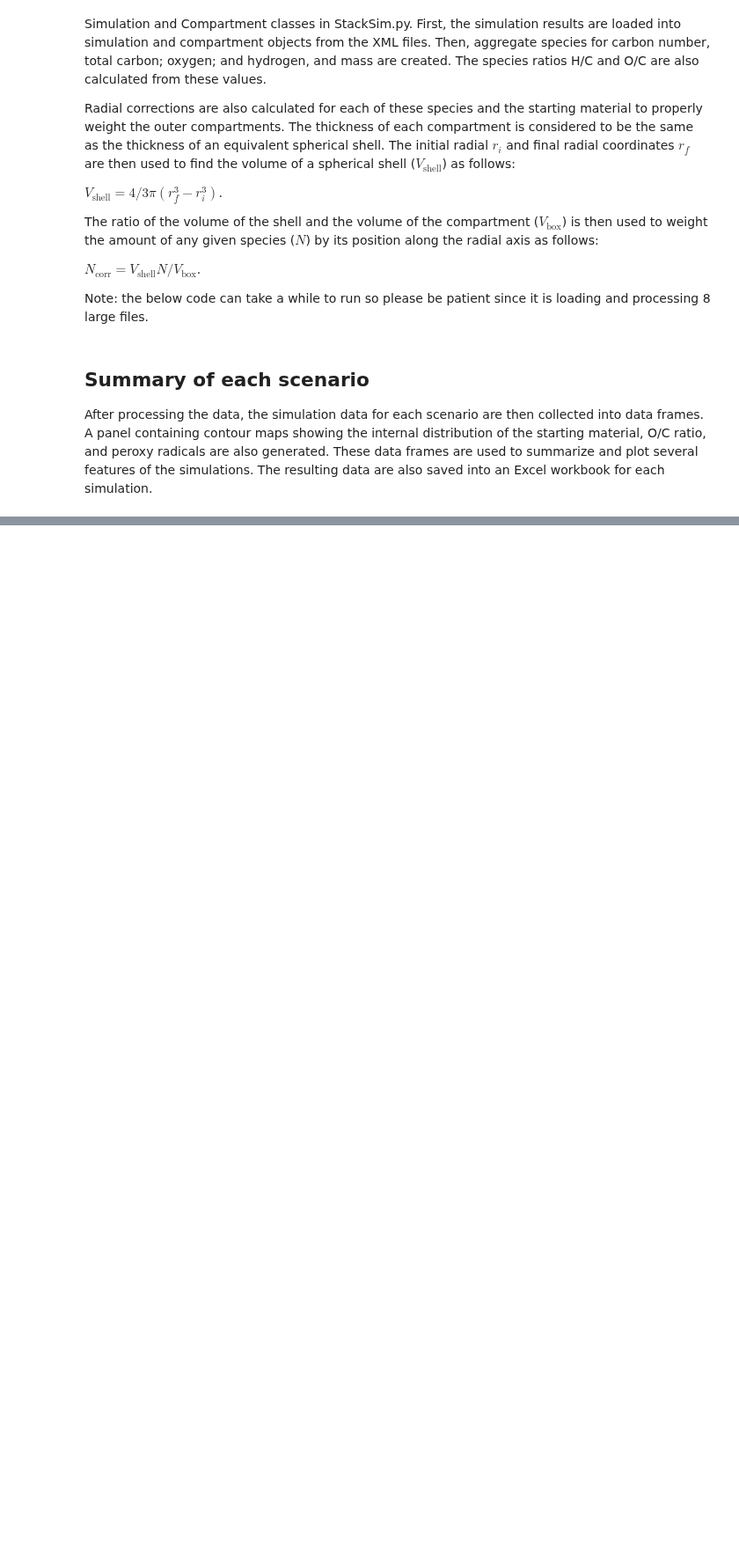
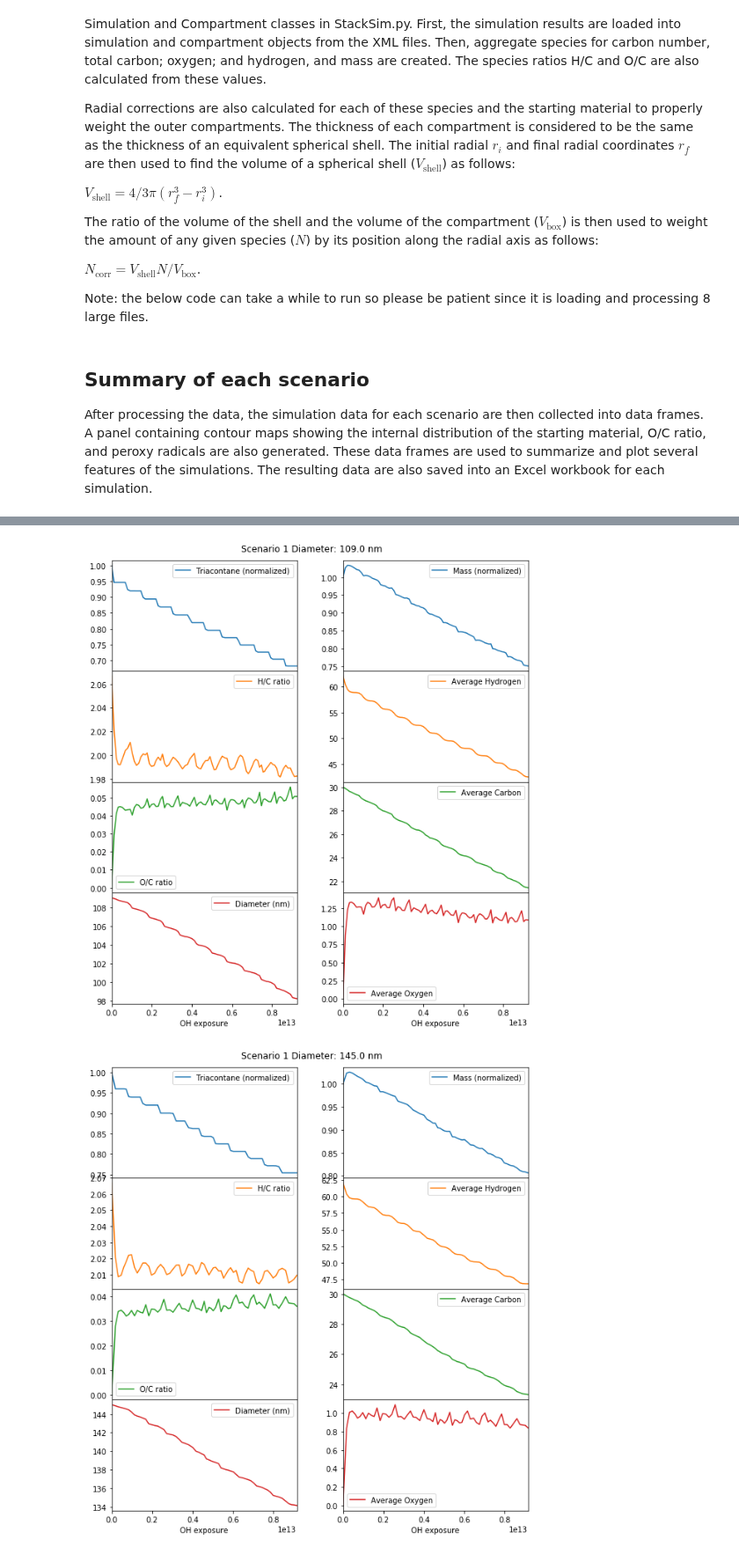
Before and after one commit to aawiegel/StackSimAnalysis, a Jupyter notebook: python/Postprocessing.ipynb, the cells around one changed output, grey strips where cells are left out. Shown at 88% size. Cells and saved outputs as stored; diff of their text form; code cells hidden in the pictures; blank space fills up the shorter version.

Commit message:
summary plots

```diff
--- a/python/Postprocessing.ipynb
+++ b/python/Postprocessing.ipynb
@@ -175,23 +174,3 @@ for scenario in ScenarioFiles.keys():
 ## Summary of each scenario
 
 After processing the data, the simulation data for each scenario are then collected into data frames. A panel containing contour maps showing the internal distribution of the starting material, O/C ratio, and peroxy radicals are also generated. These data frames are used to summarize and plot several features of the simulations. The resulting data are also saved into an Excel workbook for each simulation.
-# %%
-%matplotlib inline
-
-# OH and concentration and units for OH exposure
-OH_conc = 2.5E11
-OH_exp_units = r'OH exposure (molecules cm$^{-3}$ s)'
-
-for scenario in ScenarioFiles.keys():
-    # Create reference to current simulation to save on typing
-    simulation = Scenarios[scenario]
-
-    # Print basic scenario information
-    print(re.sub(" decay", "", scenario))
-
-    # Find initial radius of particle
-    last_cmpt = simulation.compartments[(0, simulation.num_rows-1, 0)]
-    radius = last_cmpt.positions["y"][0]+last_cmpt.dimensions["y"][0]
-
-    # Print particle diameter
-    print(str(2*radius/1E-7)+" nm diameter")
@@ -214,0 +177,59 @@ Scenario 2A
+# %%
+%matplotlib inline
+
+# OH and concentration and units for OH exposure
+OH_conc = 2.5E11
+OH_exp_units = r'OH exposure (molecules cm$^{-3}$ s)'
+
+# Create empty dictionary to hold scenario data frames and panels
+ScenarioData = dict()
+
+for scenario in ScenarioFiles.keys():
+    # Create reference to current simulation to save on typing
+    simulation = Scenarios[scenario]
+
+
+    # Find diameter of particle
+    last_cmpt = simulation.compartments[(0, simulation.num_rows-1, 0)]
+    diameter = 2*(last_cmpt.positions["y"]+last_cmpt.dimensions["y"])/1E-7
+
+    # Find OH exposure
+    OH_exp = OH_conc*simulation.time
+
+    # Find initial mass and carbon amount to normalize quantities
+    tri_init = simulation.species["Tri_r"][0]
+    mass_init = simulation.species["mass_r"][0]
+    carbon_init = simulation.species["carbon_r"][0]
+
+    # Create data frame with average properties of aerosol with OH exposure
+    ScenarioData[scenario+" averages"] = pd.DataFrame({"OH exposure" : OH_exp,
+                                                       "Triacontane (normalized)" : simulation.species["Tri_r"]/tri_init,
+                                                       "Mass (normalized)" : simulation.species["mass_r"]/mass_init,
+                                                       "Diameter (nm)" : diameter,
+                                                       "Average Hydrogen" : simulation.species["hydrogen_r"]/carbon_init*30,
+                                                       "Average Carbon" : simulation.species["carbon_r"]/carbon_init*30,
+                                                       "Average Oxygen" : simulation.species["oxygen_r"]/carbon_init*30,
+                                                       "H/C ratio" : simulation.species["H/C ratio"],
+                                                       "O/C ratio" : simulation.species["O/C ratio"]})
+
+    # Create plot of averages
+    fig, axes = plt.subplots(4, 2, figsize=(10, 10), sharex=True)
+
+    fig.suptitle(re.sub(" decay", "", scenario)+" Diameter: "+str(diameter[0])+" nm ")
+    fig.subplots_adjust(top=0.95)
+
+    plt.subplots_adjust(wspace=0.25, hspace=0)
+
+    target1 = [axes[0, 0], axes[1, 0], axes[2, 0], axes[3, 0]]
+    target2 = [axes[0, 1], axes[1, 1], axes[2, 1], axes[3, 1]]
+
+    ScenarioData[scenario+" averages"].plot(ax = target1, x = "OH exposure",
+                                            y = ["Triacontane (normalized)", "H/C ratio", "O/C ratio", "Diameter (nm)"],
+                                            subplots = True, sharex = False)
+
+    ScenarioData[scenario+" averages"].plot(ax = target2, x = "OH exposure",
+                                            y = ["Mass (normalized)", "Average Hydrogen", "Average Carbon", "Average Oxygen"],
+                                            subplots = True, sharex = False)
+# %% [output]
+[figure, added]
+[figure, added]
```
Also changed, not shown: parts of 4 cells of this notebook.
